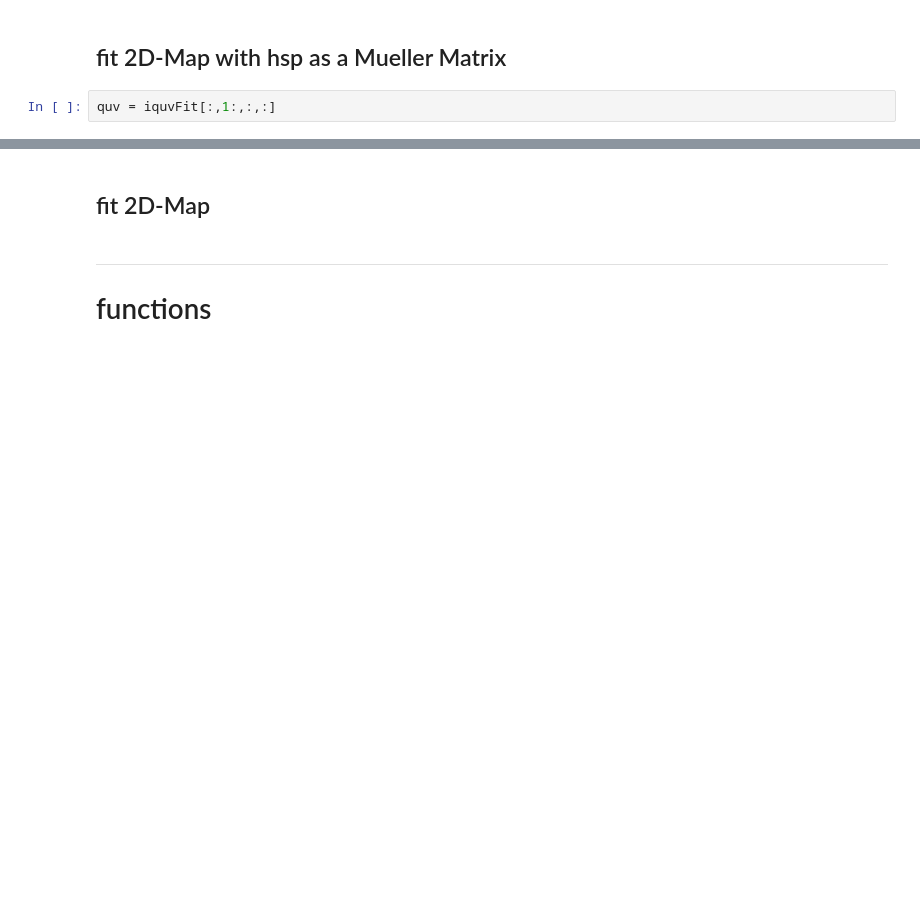
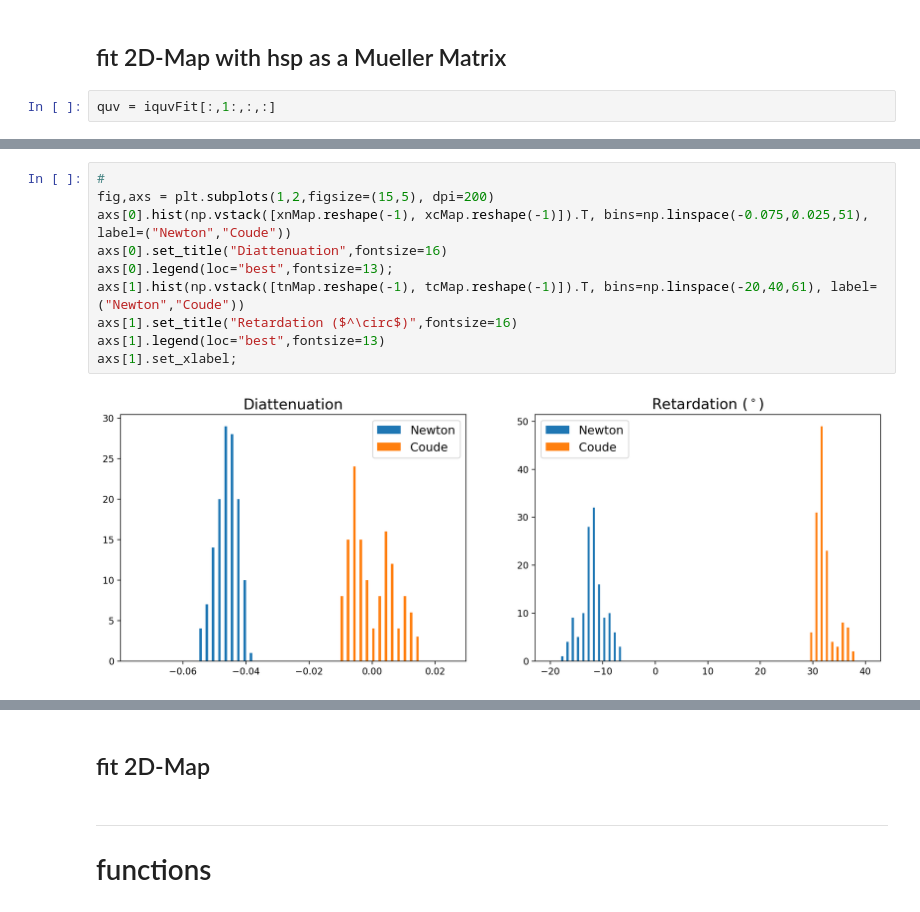
Before and after one commit to kouui/DSTHorizontalSpectroPolarimeter, a Jupyter notebook: calibration/debug_calibrationModel.ipynb, the cells around one changed output, grey strips where cells are left out. Cells and saved outputs as stored; diff of their text form; blank space fills up the shorter version.

```diff
--- a/calibration/debug_calibrationModel.ipynb
+++ b/calibration/debug_calibrationModel.ipynb
@@ -779,0 +822,12 @@ l =
+# %%
+#
+fig,axs = plt.subplots(1,2,figsize=(15,5), dpi=200)
+axs[0].hist(np.vstack([xnMap.reshape(-1), xcMap.reshape(-1)]).T, bins=np.linspace(-0.075,0.025,51), label=("Newton","Coude"))
+axs[0].set_title("Diattenuation",fontsize=16)
+axs[0].legend(loc="best",fontsize=13);
+axs[1].hist(np.vstack([tnMap.reshape(-1), tcMap.reshape(-1)]).T, bins=np.linspace(-20,40,61), label=("Newton","Coude"))
+axs[1].set_title("Retardation ($^\circ$)",fontsize=16)
+axs[1].legend(loc="best",fontsize=13)
+axs[1].set_xlabel;
+# %% [output]
+[figure, added]
```
Also changed, not shown: parts of 18 cells of this notebook, 3 other files.
